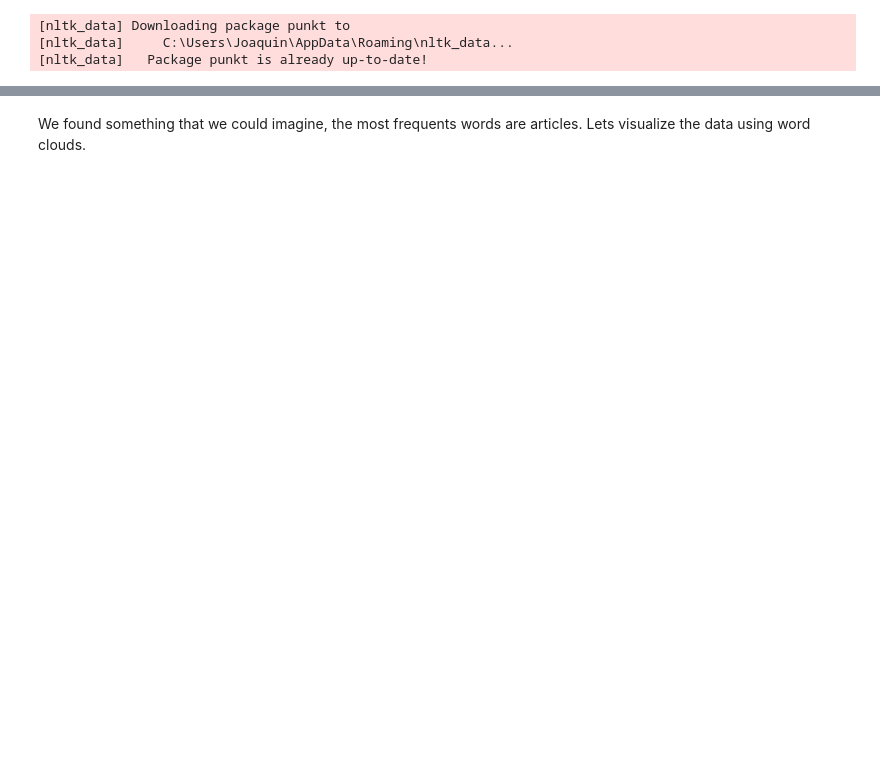
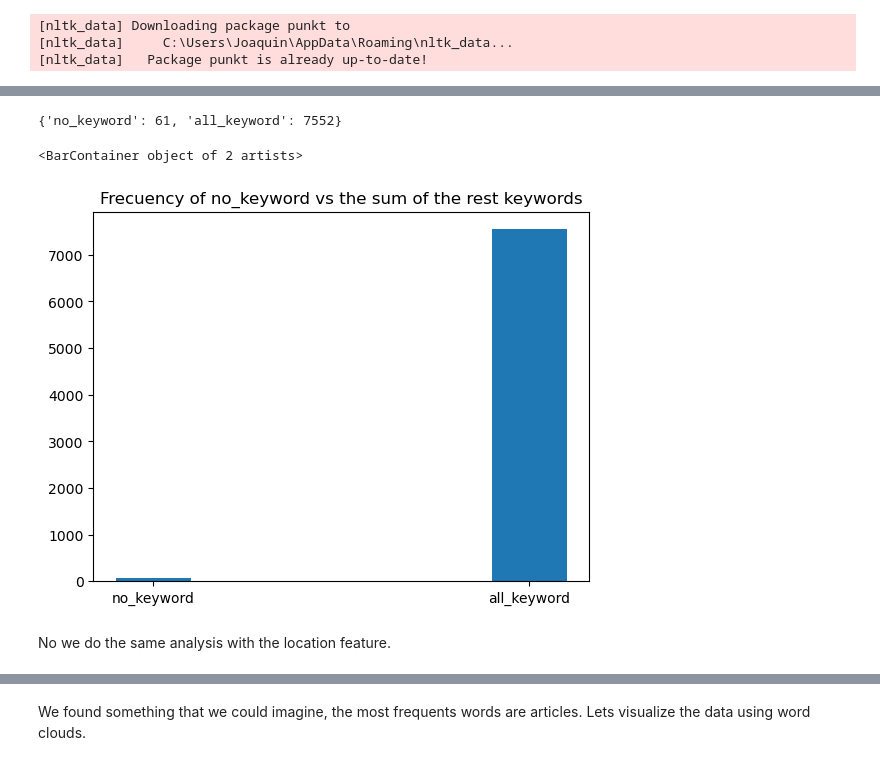
Before and after one commit to joacssilveira/kaggle_competition_NLP, a Jupyter notebook: data-cleaning.ipynb, the cells around one changed output, grey strips where cells are left out. Saved outputs shown, nothing was run; the diff lists cells and outputs as text; code cells hidden in the pictures; blank space fills up the shorter version.

```diff
--- a/data-cleaning.ipynb
+++ b/data-cleaning.ipynb
@@ -51,0 +70,2 @@ Name: target, dtype: int64
+# %%
+key_freq = df_train['keyword'].value_counts()
@@ -51,0 +86,4 @@ Name: target, dtype: int64
+# %%
+keyword_dic = {}
+# %%
+keyword_dic['no_keyword'] = key_freq['no_keyword']
@@ -51,0 +92,14 @@ Name: target, dtype: int64
+# %%
+keyword_dic
+# %% [output]
+{'no_keyword': 61, 'all_keyword': 7552}
+# %%
+x = keyword_dic.keys()
+heigh = keyword_dic.values()
+plt.title('Frecuency of no_keyword vs the sum of the rest keywords')
+plt.bar(x, heigh, width=0.2,align= 'center')
+# %% [output]
+<BarContainer object of 2 artists>
+[figure, added]
+# %% [markdown]
+No we do the same analysis with the location feature.
```
Also changed, not shown: parts of 59 cells of this notebook, 1 other file.
